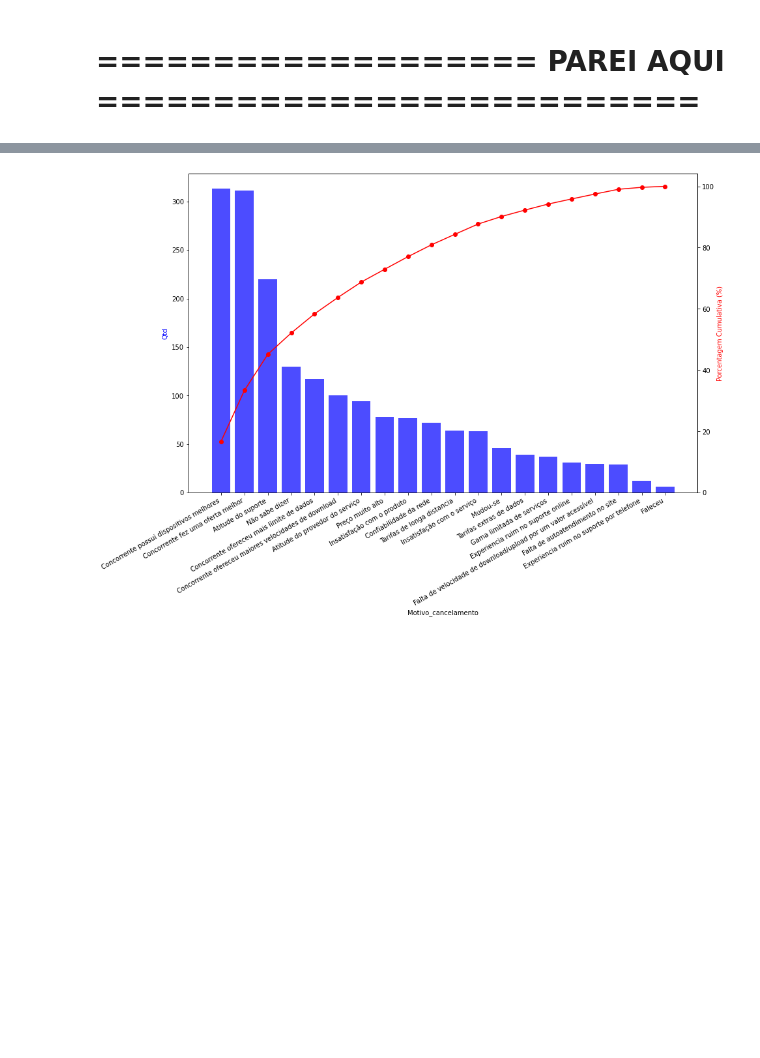
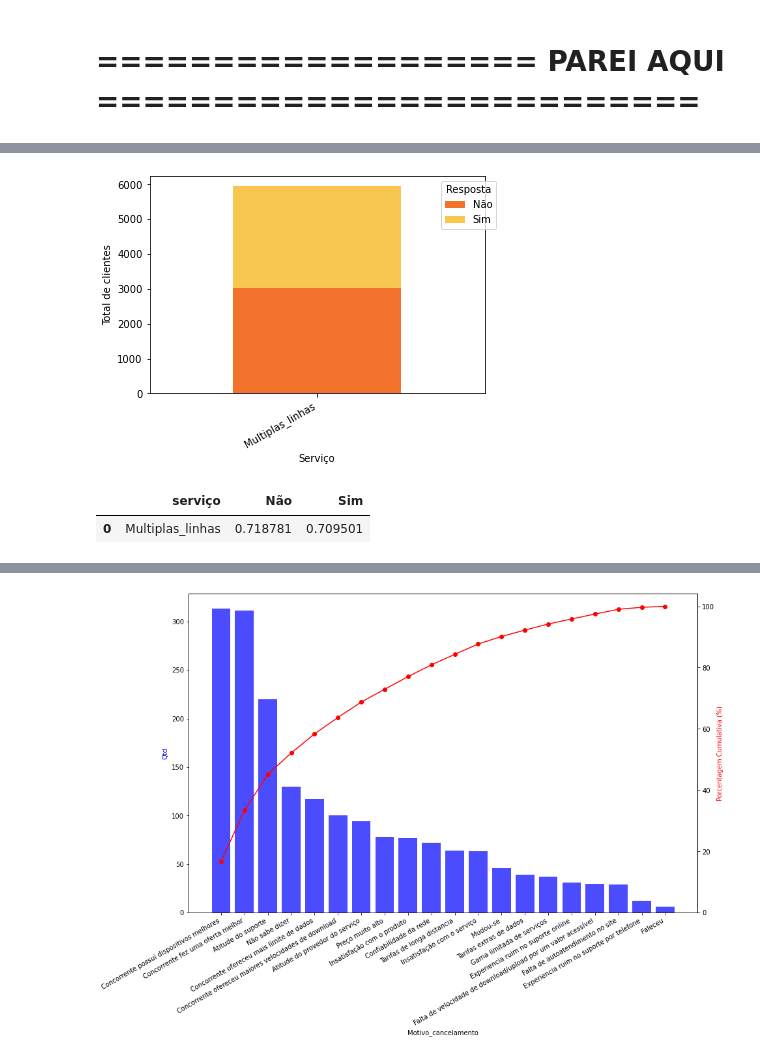
Before and after one commit to JuniorNS96/TCC, a Jupyter notebook: main.ipynb, the cells around one changed output, grey strips where cells are left out. Cells and saved outputs as stored; diff of their text form; code cells hidden in the pictures; blank space fills up the shorter version.

Commit message:
adicionado graficos de retençao por serviço adicional

```diff
--- a/main.ipynb
+++ b/main.ipynb
@@ -994,0 +1011,36 @@ plt.show()
+# %%
+df_default = df[df['Servico_telefone']=="Sim"].loc[0:,['Multiplas_linhas']]
+
+counts = df_default.apply(pd.Series.value_counts)
+counts.T.plot(kind='bar', stacked=True, color=['#F3722C','#F9C74F'])
+plt.xlabel('Serviço')
+plt.ylabel('Total de clientes')
+plt.legend(title='Resposta', bbox_to_anchor=(1.05, 1))
+plt.xticks(rotation=30,ha='right')
+plt.show()
+# %% [output]
+[figure, added]
+# %%
+lista_colunas = ['Multiplas_linhas']
+
+result = pd.DataFrame()
+res = pd.DataFrame()
+
+for item in lista_colunas:
+    df_default = df[df['Servico_telefone']=="Sim"].loc[0:,['Servico_telefone','Multiplas_linhas','Situacao_cliente']]
+    df_default = pd.DataFrame(df_default.groupby([item,'Situacao_cliente'])['Servico_telefone'].count().reset_index())
+    res = df_default.groupby([item,'Situacao_cliente'])['Servico_telefone'].sum().unstack().reset_index()
+    res = res.rename_axis(None, axis=1)
+    res['serviço'] = item
+    res = res.rename(columns={item:'possui'},inplace=False)
+    result = result.append(res,ignore_index=True)
+
+result['proporcao'] = result['Continua cliente']/(result['Cancelou']+result['Continua cliente'])
+result = result.groupby(['serviço','possui'])['proporcao'].sum().unstack().reset_index()
+
+result = result.rename_axis(None, axis=1)
+
+result
+# %% [output]
+|  | serviço | Não | Sim |
+| 0 | Multiplas_linhas | 0.718781 | 0.709501 |
```
Also changed, not shown: parts of 6 cells of this notebook, 4 other files.
